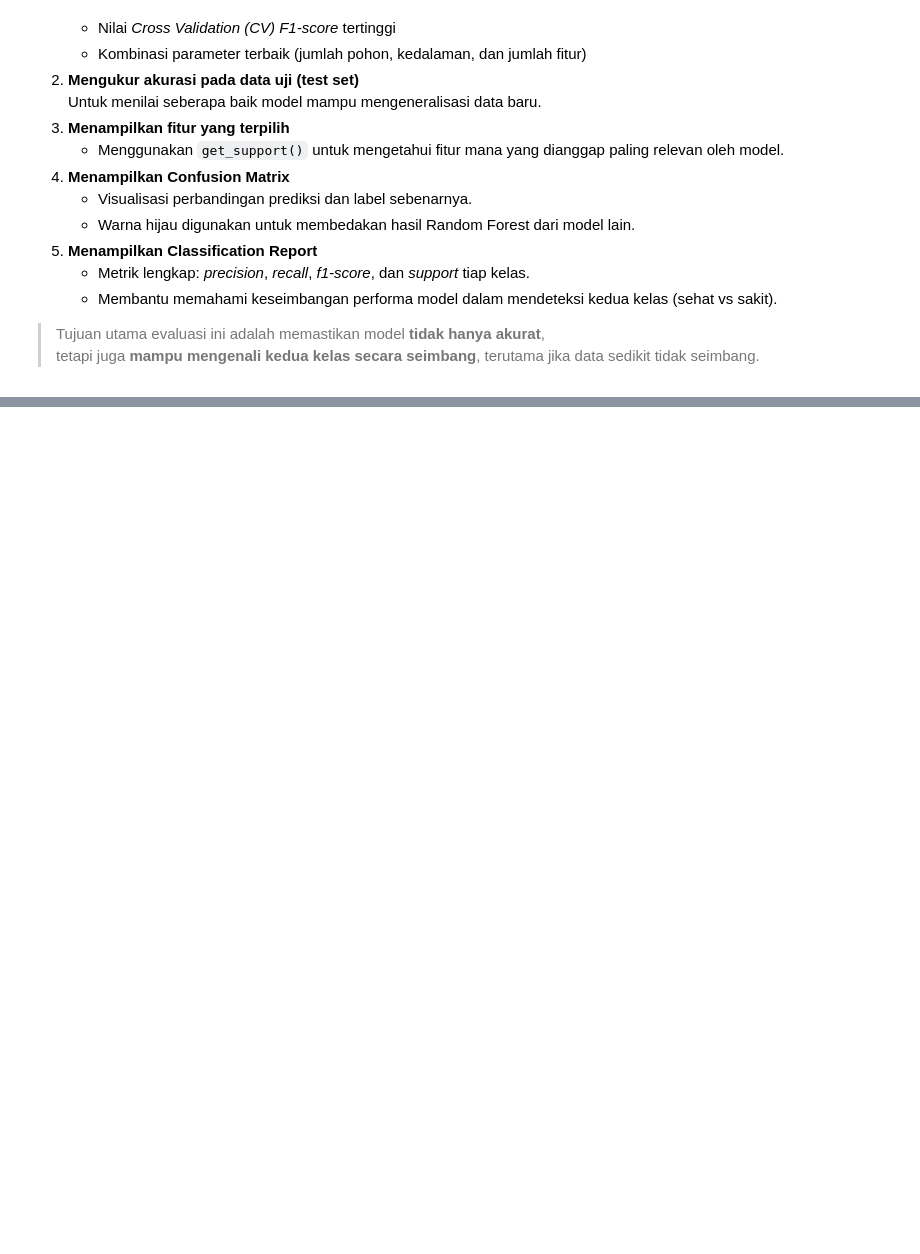
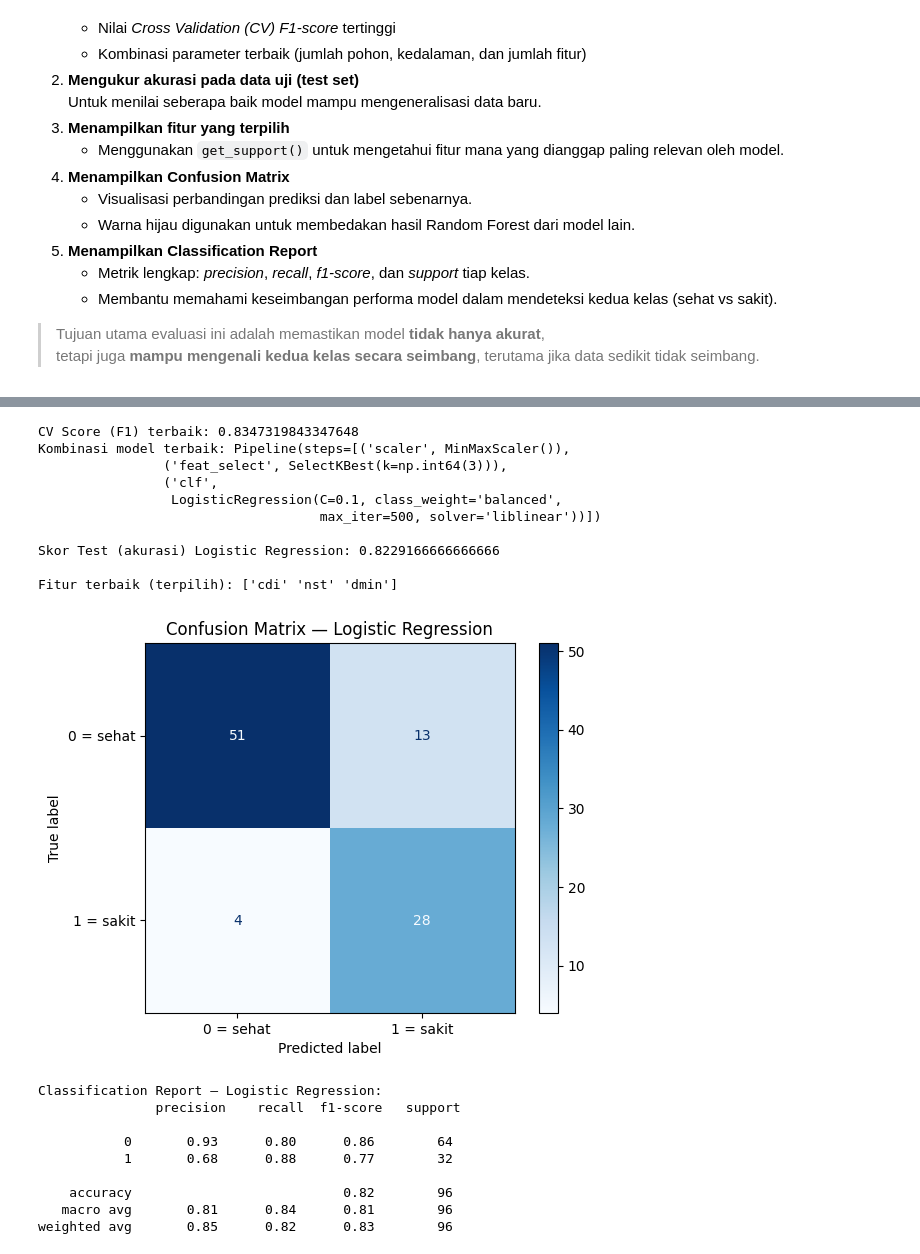
Before and after one commit to Yntzie/Projek-UTS-ML_A_KERAS, a Jupyter notebook: Notebook_KLASIFIKASI_A_KERAS_RF_vs_LR.ipynb, the cells around one changed output, grey strips where cells are left out. Saved outputs shown, nothing was run; the diff lists cells and outputs as text; code cells hidden in the pictures; blank space fills up the shorter version.

Commit message:
feat: add alg linear regression and compare 2 alg

```diff
--- a/Notebook_KLASIFIKASI_A_KERAS_RF_vs_LR.ipynb
+++ b/Notebook_KLASIFIKASI_A_KERAS_RF_vs_LR.ipynb
@@ -329,11 +330,12 @@ Output dari cell ini:
 
 # Rancang pipeline: gabungkan scaling, seleksi fitur, dan model Random Forest
 pipe_rf = Pipeline(steps=[
+  	('scaler', MinMaxScaler()),
     ('feat_select', SelectKBest()),
     ('clf', RandomForestClassifier(
-        class_weight='balanced',       # Silakan diisi bagian ini dengan kode yang tepat (2)
-        random_state=42,            # Silakan diisi bagian ini dengan kode yang tepat (2)
-        n_estimators=-1                      # Silakan diisi bagian ini dengan kode yang tepat (2)
+        class_weight='balanced',
+        random_state=42,
+        n_estimators=-1
     ))
 ])
 
@@ -358,7 +360,7 @@ params_grid_rf = [
 ]
 
 # StratifiedKFold: memastikan proporsi kelas tetap sama di setiap fold CV
-SKF = StratifiedKFold(n_splits=5, shuffle=True, random_state=42)                 # Silakan diisi bagian ini dengan kode yang tepat (4)
+SKF = StratifiedKFold(n_splits=5, shuffle=True, random_state=98)
 
 # Jalankan GridSearchCV: mencari kombinasi parameter terbaik dengan metrik F1
 
@@ -374,7 +376,7 @@ gscv_rf = GridSearchCV(
 print("Menjalankan GridSearch untuk Random Forest...")
 start = time.time()
 
-gscv_rf.fit(X_train, y_train)      # Silakan diisi bagian ini dengan kode yang tepat (3)
+gscv_rf.fit(X_train, y_train)
 
 print(f"GridSearch Random Forest selesai dalam {time.time() - start:.2f} detik")
 # %% [output]
@@ -451,0 +557,47 @@ weighted avg       0.90      0.90      0.90        96
+# %%
+# Tampilkan hasil terbaik dari GridSearch
+print("CV Score (F1) terbaik:", gscv_lr.best_score_)
+print("Kombinasi model terbaik:", gscv_lr.best_estimator_)
+
+# Hitung akurasi model terbaik pada data uji
+lr_test_score = gscv_lr.best_estimator_.score(X_test, y_test)
+print("\nSkor Test (akurasi) Logistic Regression:", lr_test_score)
+
+# Tampilkan fitur terbaik (jika feature selector mendukung metode get_support)
+selector = gscv_lr.best_estimator_.named_steps['feat_select']
+if hasattr(selector, 'get_support'):
+    mask = selector.get_support()
+    selected = np.array(X.columns)[mask]
+    print("\nFitur terbaik (terpilih):", selected)
+
+# Buat prediksi pada data uji dan tampilkan Confusion Matrix
+lr_pred = gscv_lr.predict(X_test)
+cm_lr = confusion_matrix(y_test, lr_pred)
+disp_lr = ConfusionMatrixDisplay(confusion_matrix=cm_lr, display_labels=['0 = sehat','1 = sakit'])
+disp_lr.plot(cmap=plt.cm.Blues)
+plt.title("Confusion Matrix — Logistic Regression")
+plt.show()
+
+# Tampilkan classification report (precision, recall, f1-score)
+print("\nClassification Report — Logistic Regression:\n", classification_report(y_test, lr_pred))
+# %% [output]
+CV Score (F1) terbaik: 0.8347319843347648
+Kombinasi model terbaik: Pipeline(steps=[('scaler', MinMaxScaler()),
+                ('feat_select', SelectKBest(k=np.int64(3))),
+                ('clf',
+                 LogisticRegression(C=0.1, class_weight='balanced',
+                                    max_iter=500, solver='liblinear'))])
+
+Skor Test (akurasi) Logistic Regression: 0.8229166666666666
+
+Fitur terbaik (terpilih): ['cdi' 'nst' 'dmin']
+[figure, added]
+Classification Report — Logistic Regression:
+               precision    recall  f1-score   support
+
+           0       0.93      0.80      0.86        64
+           1       0.68      0.88      0.77        32
+
+    accuracy                           0.82        96
+   macro avg       0.81      0.84      0.81        96
+weighted avg       0.85      0.82      0.83        96
```
Also changed, not shown: parts of 9 cells of this notebook, 1 other file.
